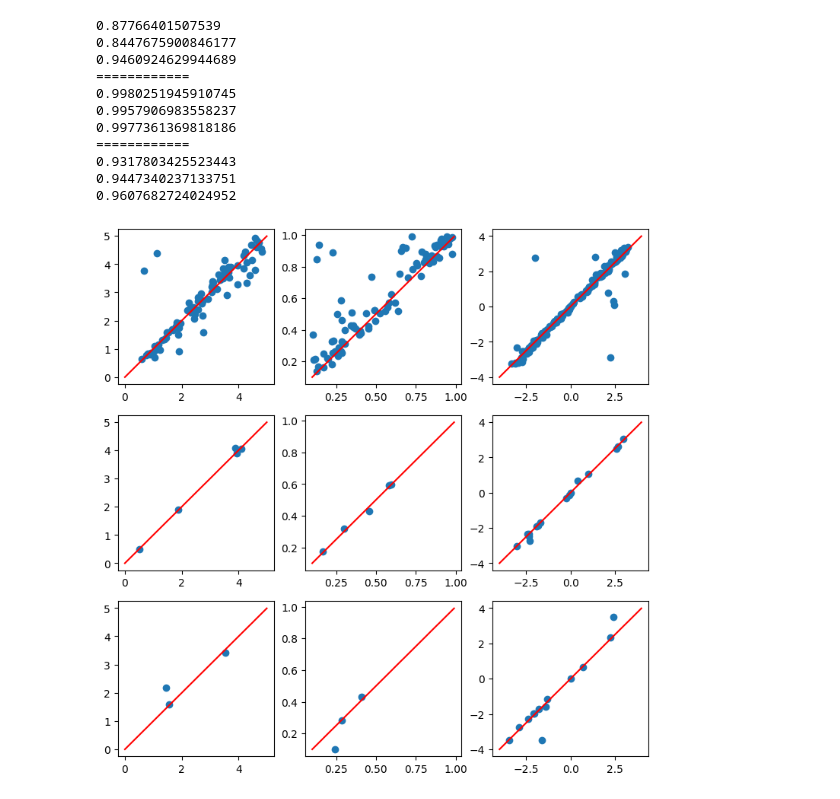
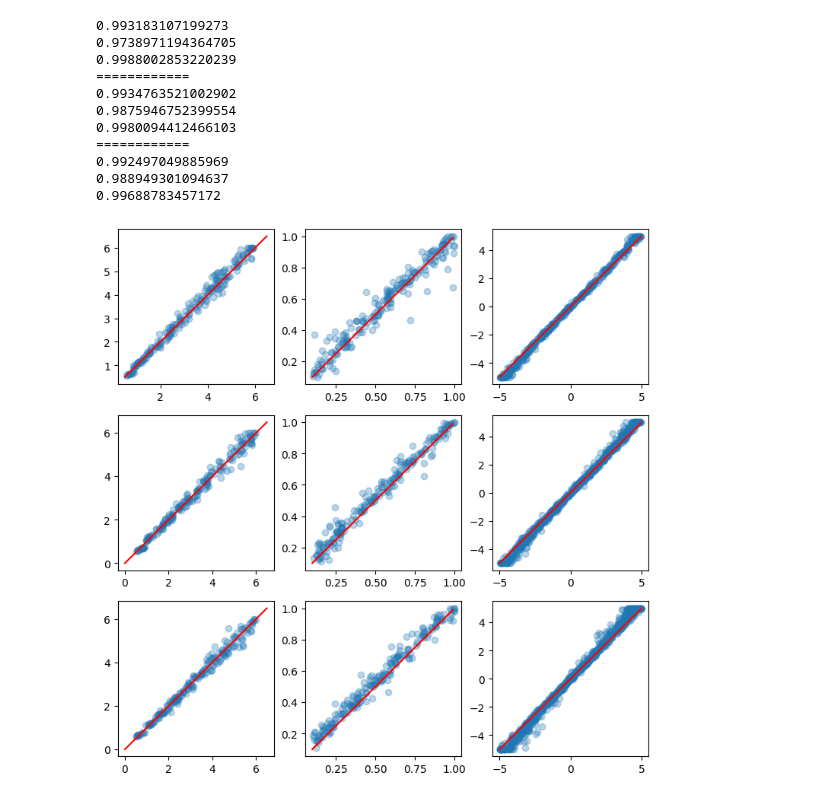
Before and after one commit to AmirHoseinHadian/IE4HSDM, a Jupyter notebook: _Figures/IE_parameter_recovery.ipynb, the cells around one changed output. Drawn from its saved outputs; the diff is of its cells as text; code cells hidden in the pictures.

Commit message:
first IE recovery result

```diff
--- a/_Figures/IE_parameter_recovery.ipynb
+++ b/_Figures/IE_parameter_recovery.ipynb
@@ -8,17 +8,16 @@ from sklearn.metrics import r2_score
 from sklearn.metrics import root_mean_squared_error as rmse
 # %%
 def remove_extreme_values(df):
-    for c in df.columns:
-        if c.find('_estimate') != -1:
-            df = df[df[c] > df[c].min()+0.0001]
-            df = df[df[c] < df[c].max()-0.0001]
+#     for c in df.columns:
+#         if c.find('_estimate') != -1:
+#             df = df[df[c] > df[c].min()+0.0001]
+#             df = df[df[c] < df[c].max()-0.0001]
     return df
 # %%
 # recovery_2d = remove_extreme_values(pd.read_csv('../_Parameter_recovery/_Hybrid/Hybrid_2d_recovery.csv', index_col=0))
-recovery_2d = remove_extreme_values(pd.read_csv('../_Parameter_recovery/_IE/IE_2d_recovery.csv', index_col=0))
-
-recovery_3d = pd.read_csv('../_Parameter_recovery/_Hybrid/Hybrid_3d_recovery.csv', index_col=0)
-recovery_4d = pd.read_csv('../_Parameter_recovery/_Hybrid/Hybrid_4d_recovery.csv', index_col=0)
+recovery_2d = remove_extreme_values(pd.read_csv('../_Parameter_recovery/_IE_DE/IE_2d_recovery_05.csv', index_col=0))
+recovery_3d = remove_extreme_values(pd.read_csv('../_Parameter_recovery/_IE_DE/IE_3d_recovery_05.csv', index_col=0))
+recovery_4d = remove_extreme_values(pd.read_csv('../_Parameter_recovery/_IE_DE/IE_4d_recovery_05.csv', index_col=0))
 
 mu_2d_true = np.append([recovery_2d['mu1_true'],
                         recovery_2d['mu2_true']], 0)
@@ -113,49 +112,49 @@ print(pearsonr(recovery_4d['threshold_true'], recovery_4d['threshold_estimate'])
 print(pearsonr(recovery_4d['ndt_true'], recovery_4d['ndt_estimate'])[0])
 print(pearsonr(mu_4d_true, mu_4d_estimate)[0])
 # %% [output]
-0.87766401507539
-0.8447675900846177
-0.9460924629944689
+0.993183107199273
+0.9738971194364705
+0.9988002853220239
 ============
-0.9980251945910745
-0.9957906983558237
-0.9977361369818186
+0.9934763521002902
+0.9875946752399554
+0.9980094412466103
 ============
-0.9317803425523443
-0.9447340237133751
-0.9607682724024952
+0.992497049885969
+0.988949301094637
+0.99688783457172
 # %%
 fig, axs = plt.subplots(nrows=3, ncols=3, figsize=(9, 9))
 
-axs[0, 0].plot(np.arange(0, 5, 0.01), np.arange(0, 5, 0.01), c='red')
-axs[0, 0].scatter(x=recovery_2d['threshold_true'], y=recovery_2d['threshold_estimate']);
+axs[0, 0].plot(np.arange(0.5, 6.5, 0.01), np.arange(0.5, 6.5, 0.01), c='red')
+axs[0, 0].scatter(x=recovery_2d['threshold_true'], y=recovery_2d['threshold_estimate'], alpha=0.3);
 
 axs[0, 1].plot(np.arange(0.1, 1, 0.01), np.arange(0.1, 1, 0.01), c='red')
-axs[0, 1].scatter(x=recovery_2d['ndt_true'], y=recovery_2d['ndt_estimate']);
+axs[0, 1].scatter(x=recovery_2d['ndt_true'], y=recovery_2d['ndt_estimate'], alpha=0.3);
 
-axs[0, 2].plot(np.arange(-4, 4, 0.01), np.arange(-4, 4, 0.01), c='red')
-axs[0, 2].scatter(x=mu_2d_true, y=mu_2d_estimate);
+axs[0, 2].plot(np.arange(-5, 5, 0.01), np.arange(-5, 5, 0.01), c='red')
+axs[0, 2].scatter(x=mu_2d_true, y=mu_2d_estimate, alpha=0.3);
 
 ############
 
-axs[1, 0].plot(np.arange(0, 5, 0.01), np.arange(0, 5, 0.01), c='red')
-axs[1, 0].scatter(x=recovery_3d['threshold_true'], y=recovery_3d['threshold_estimate']);
+axs[1, 0].plot(np.arange(0, 6.5, 0.01), np.arange(0, 6.5, 0.01), c='red')
+axs[1, 0].scatter(x=recovery_3d['threshold_true'], y=recovery_3d['threshold_estimate'], alpha=0.3);
 
 axs[1, 1].plot(np.arange(0.1, 1, 0.01), np.arange(0.1, 1, 0.01), c='red')
-axs[1, 1].scatter(x=recovery_3d['ndt_true'], y=recovery_3d['ndt_estimate']);
+axs[1, 1].scatter(x=recovery_3d['ndt_true'], y=recovery_3d['ndt_estimate'], alpha=0.3);
 
-axs[1, 2].plot(np.arange(-4, 4, 0.01), np.arange(-4, 4, 0.01), c='red')
-axs[1, 2].scatter(x=mu_3d_true, y=mu_3d_estimate);
+axs[1, 2].plot(np.arange(-5, 5, 0.01), np.arange(-5, 5, 0.01), c='red')
+axs[1, 2].scatter(x=mu_3d_true, y=mu_3d_estimate, alpha=0.3);
 
 ############
 
-axs[2, 0].plot(np.arange(0, 5, 0.01), np.arange(0, 5, 0.01), c='red')
-axs[2, 0].scatter(x=recovery_4d['threshold_true'], y=recovery_4d['threshold_estimate']);
+axs[2, 0].plot(np.arange(0, 6.5, 0.01), np.arange(0, 6.5, 0.01), c='red')
+axs[2, 0].scatter(x=recovery_4d['threshold_true'], y=recovery_4d['threshold_estimate'], alpha=0.3);
 
 axs[2, 1].plot(np.arange(0.1, 1, 0.01), np.arange(0.1, 1, 0.01), c='red')
-axs[2, 1].scatter(x=recovery_4d['ndt_true'], y=recovery_4d['ndt_estimate']);
+axs[2, 1].scatter(x=recovery_4d['ndt_true'], y=recovery_4d['ndt_estimate'], alpha=0.3);
 
-axs[2, 2].plot(np.arange(-4, 4, 0.01), np.arange(-4, 4, 0.01), c='red')
-axs[2, 2].scatter(x=mu_4d_true, y=mu_4d_estimate);
+axs[2, 2].plot(np.arange(-5, 5, 0.01), np.arange(-5, 5, 0.01), c='red')
+axs[2, 2].scatter(x=mu_4d_true, y=mu_4d_estimate, alpha=0.3);
 # %% [output]
-[figure, old version]
+[figure, new version]
```
Also changed, not shown: parts of 2 cells of this notebook, 27 other files.
